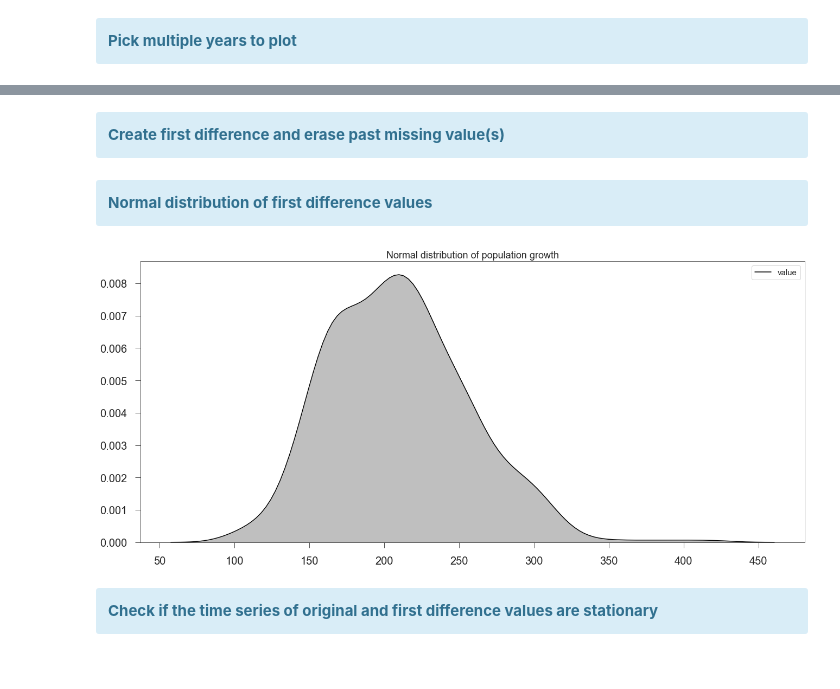
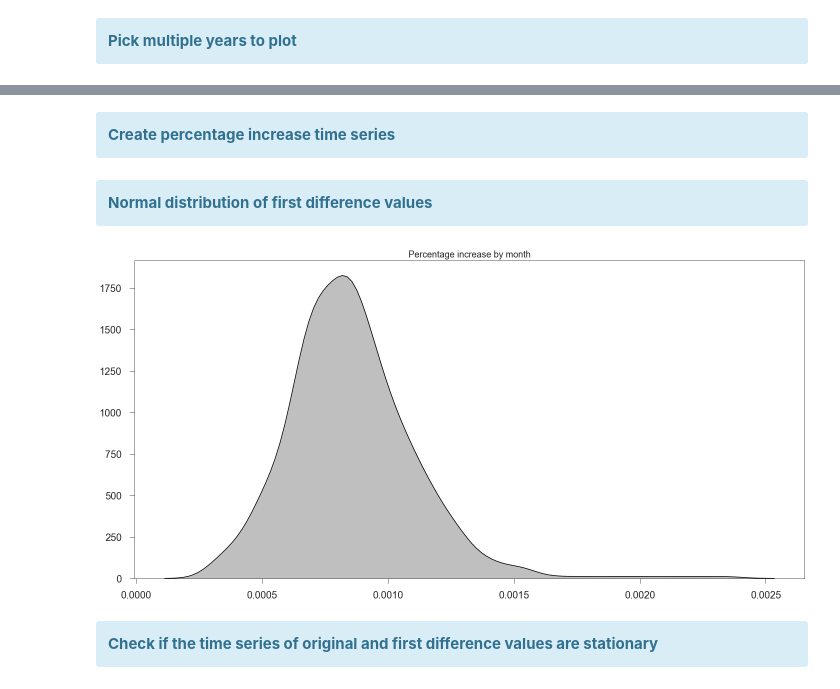
Before and after one commit to Pedro-Ivo/Population_Time_Series, a Jupyter notebook: Population growth in US.ipynb, the cells around one changed output, grey strips where cells are left out. Saved outputs shown, nothing was run; the diff lists cells and outputs as text; code cells hidden in the pictures.

```diff
--- a/Population growth in US.ipynb
+++ b/Population growth in US.ipynb
@@ -88,13 +77,13 @@ year = int(input("Type the year you want to plot from 1959 to 2019: "))
 if year > 1958 and year < 2020:
     plt.figure(figsize = (20,10))
     plt.rc('font', weight = 'normal')
-    plt.title('Population growth on year %.0f' % year, weight = 'bold', fontsize = 25, pad= 15)
+    plt.title('Population growth on year %.0f' % year, weight = 'bold', fontsize = 25, pad = 15)
     plt.xlabel('Year-Month', weight = 'bold', fontsize = 20, labelpad = 15)
     plt.ylabel('Population', weight = 'bold', fontsize = 20,  labelpad = 15)
     plt.xticks(fontsize = 20)
     plt.yticks(fontsize = 20)
-    plt.tick_params(axis = 'both', pad = 15, size = 10,)
-    plt.tight_layout(pad = 5)
+    plt.tick_params(axis = 'both', pad = 15, size = 10)
+    plt.tight_layout()
     plt.rc('font', size = 15)
     dfyear1 = df[df.index.year == year]
     plt.plot(dfyear1, color = 'darkblue')
@@ -114,13 +103,13 @@ year_p = int(input("Type the year you wanna stop from 1960 to 2019: "))
 if year_s > 1958 and year_s < year_p and year_p > year_s and year_p < 2020:
     plt.figure(figsize = (20,10))
     plt.rc('font', weight = 'normal')
-    plt.title('Population growth from %.0f to %.0d' % (year_s, year_p), weight = 'bold', fontsize = 25, pad= 15)
+    plt.title('Population growth from %.0f to %.0d' % (year_s, year_p), weight = 'bold', fontsize = 25, pad = 15)
     plt.xlabel('Year', weight = 'bold', fontsize = 20, labelpad = 15)
     plt.ylabel('Population', weight = 'bold', fontsize = 20, labelpad = 15)
     plt.xticks(fontsize = 20)
     plt.yticks(fontsize = 20)
-    plt.tick_params(axis = 'both', pad = 15, size = 10,)
-    plt.tight_layout(pad = 5)
+    plt.tick_params(axis = 'both', pad = 15, size = 10)
+    plt.tight_layout()
     plt.rc('font', size = 15)
     dfyear2 = df[(df.index.year >= year_s) & (df.index.year <= year_p)]
     plt.plot(dfyear2, color = 'darkblue')
@@ -134,18 +123,17 @@ Type the year you wanna stop from 1960 to 2019: 2019
 # %% [markdown]
 <div class="alert alert-block alert-info">
-<b>Create first difference and erase past missing value(s)</b>
+<b>Create percentage increase time series</b>
 </div>
 # %%
-#########################################################################################################################
-#                                                                                                                       #
-# Use this to get first difference -> diff = df['value'].diff() is equal to diff = df['value'] - df['value'].shift()    #
-# Use this to get only numerical value -> ._get_numeric_data()                                                          #
-# Use this to get only assign value inside a column or row -> .dropna()                                                 #
-# So does diff._get_numeric_data().dropna() works on both,                                                              #
-#                                                                                                                       #
-#########################################################################################################################
+# Use this to get first difference -> diff = df['value'].diff()
+# Use this to get percentage increase use diff = df['value'].diff()/df['value']
+# Use this to get only numerical value -> ._get_numeric_data()
+# Use this to get only assign value inside a column or row -> .dropna()
+# So does diff_fix = diff._get_numeric_data().dropna()
 
-diff = df['value'].diff()._get_numeric_data().dropna()
+diff = df['value'].diff()/df['value']
+
+diff_fix = diff._get_numeric_data().dropna()
 # %% [markdown]
 <div class="alert alert-block alert-info">
 <b>Normal distribution of first difference values</b>
@@ -153,14 +141,14 @@ diff = df['value'].diff()._get_numeric_data().dropna()
 # %%
 plt.figure(figsize = (20,10))
 plt.xticks(fontsize = 20)
 plt.yticks(fontsize = 20)
 plt.tick_params(axis = 'both', pad = 15, size = 10)
-plt.tight_layout(pad = 5)
+plt.tight_layout()
 plt.rc('font', size = 15)
-normal = sns.kdeplot(diff, color = 'black', shade = True).set_title("Normal distribution of population growth")
+normal = sns.kdeplot(diff_fix, color = 'black', shade = True, legend = False).set_title('Percentage increase by month')
 plt.show()
 # %% [output]
-[figure, old version]
+[figure, new version]
 # %% [markdown]
 <div class="alert alert-block alert-info">
 <b>Check if the time series of original and first difference values are stationary</b>
```
Also changed, not shown: parts of 28 cells of this notebook.
